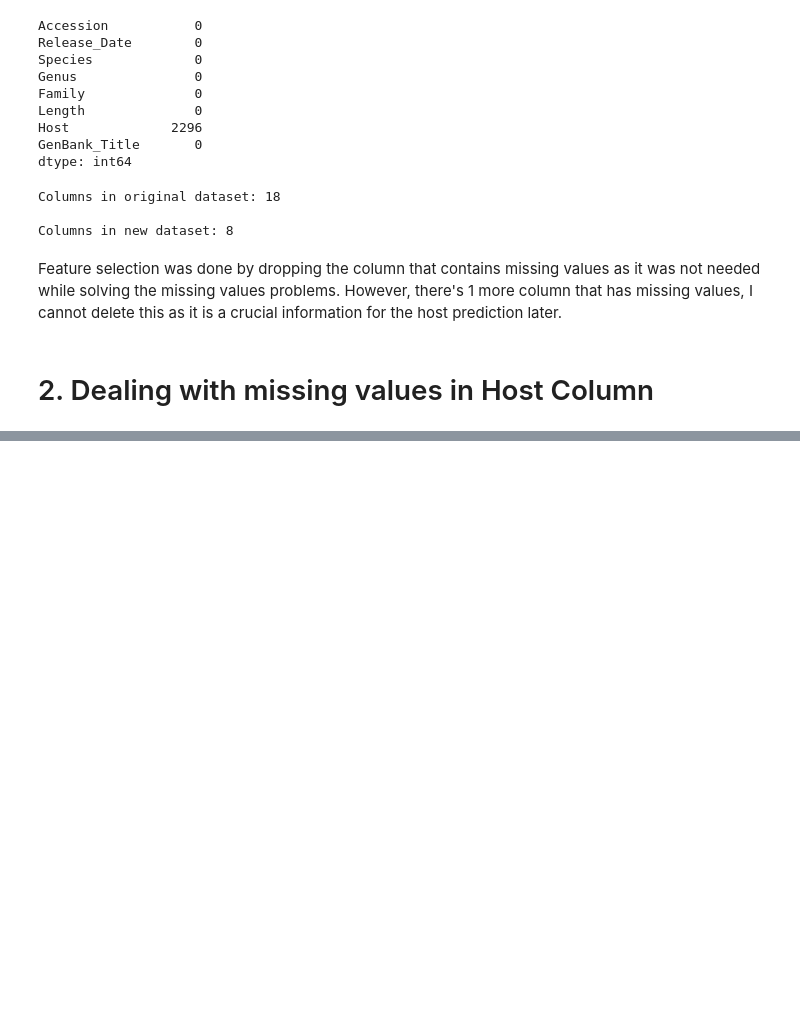
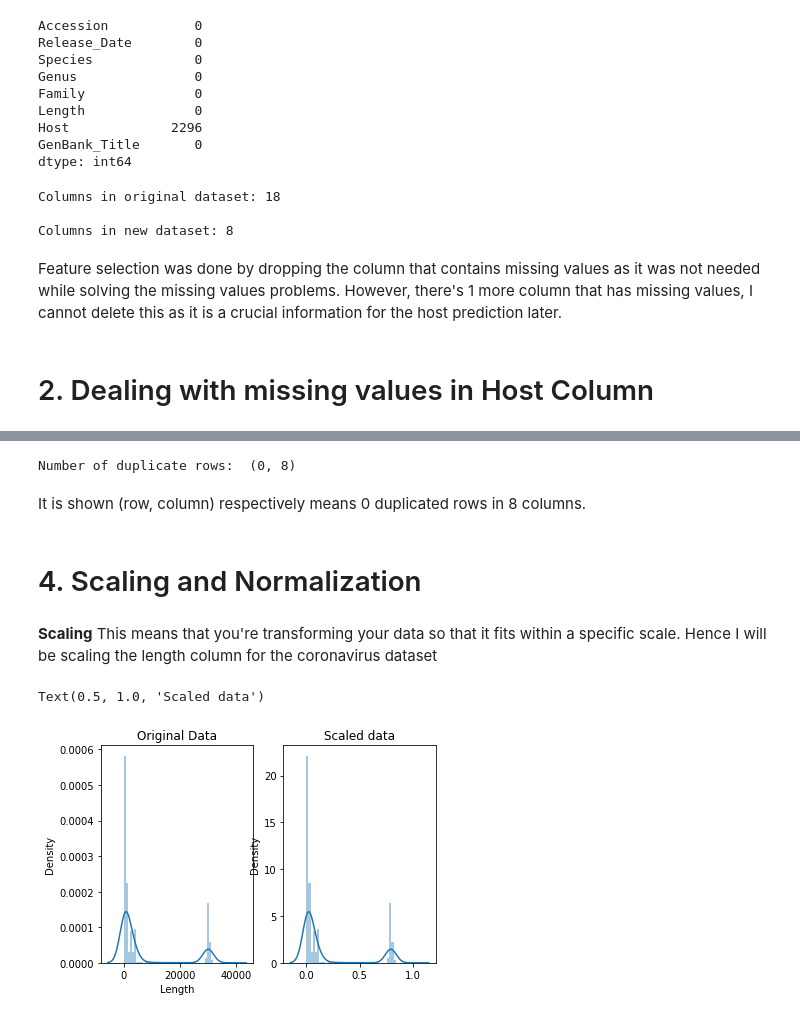
Before and after one commit to idchlyserut/Python_Learning, a Jupyter notebook: data_preprocessing.ipynb, the cells around one changed output, grey strips where cells are left out. Cells and saved outputs as stored; diff of their text form; code cells hidden in the pictures; blank space fills up the shorter version.

```diff
--- a/data_preprocessing.ipynb
+++ b/data_preprocessing.ipynb
@@ -120,0 +155,45 @@ Feature selection was done by dropping the column that contains missing values a
+# %%
+duplicate_rows_df = new_dataset2[new_dataset2.duplicated()]
+print ("Number of duplicate rows: ", duplicate_rows_df.shape)
+# %% [output]
+Number of duplicate rows:  (0, 8)
+# %% [markdown]
+It is shown (row, column) respectively means 0 duplicated rows in 8 columns.
+# %% [markdown]
+# 4. Scaling and Normalization
+# %%
+# for Box-Cox Transformation
+from scipy import stats
+
+# for min_max scaling
+from mlxtend.preprocessing import minmax_scaling
+
+# plotting modules
+import seaborn as sns
+import matplotlib.pyplot as plt
+
+#note that the current dataset name is : new_dataset2
+
+dataset3=pd.read_csv("no_missing_values.csv")
+
+# set seed for reproducibility
+np.random.seed(0)
+# %% [markdown]
+**Scaling**
+This means that you're transforming your data so that it fits within a specific scale. Hence I will be scaling the length column for the coronavirus dataset
+# %%
+# generate 1000 data points randomly drawn from an exponential distribution
+length_seq= dataset3.Length
+
+# mix-max scale the data between 0 and 1
+scaled_data = minmax_scaling(length_seq, columns = [0])
+
+# plot both together to compare
+fig, ax=plt.subplots(1,2)
+sns.distplot(dataset3.Length, ax=ax[0])
+ax[0].set_title("Original Data")
+sns.distplot(scaled_data, ax=ax[1])
+ax[1].set_title("Scaled data")
+# %% [output]
+Text(0.5, 1.0, 'Scaled data')
+[figure, added]
```
Also changed, not shown: parts of 9 cells of this notebook.
